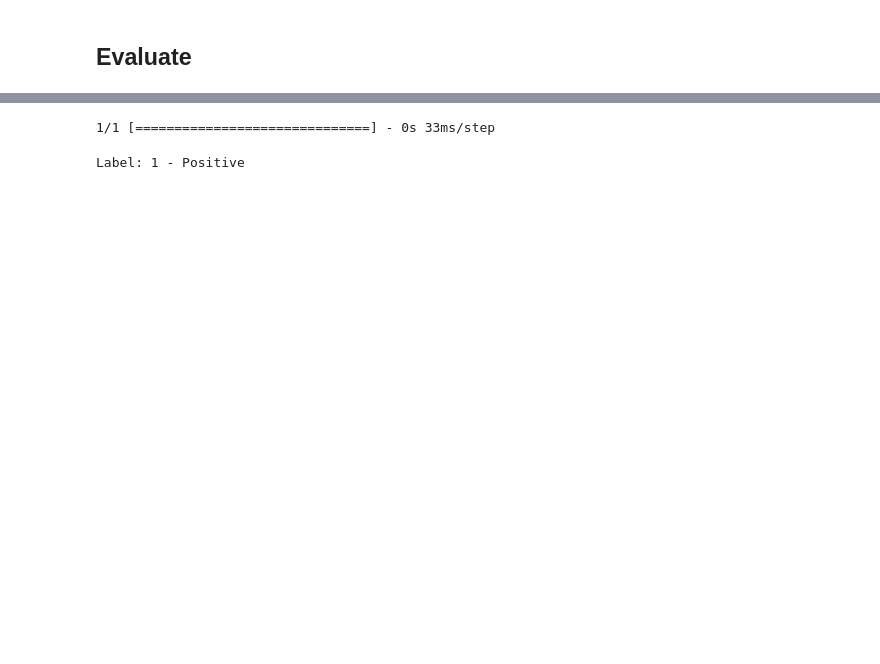
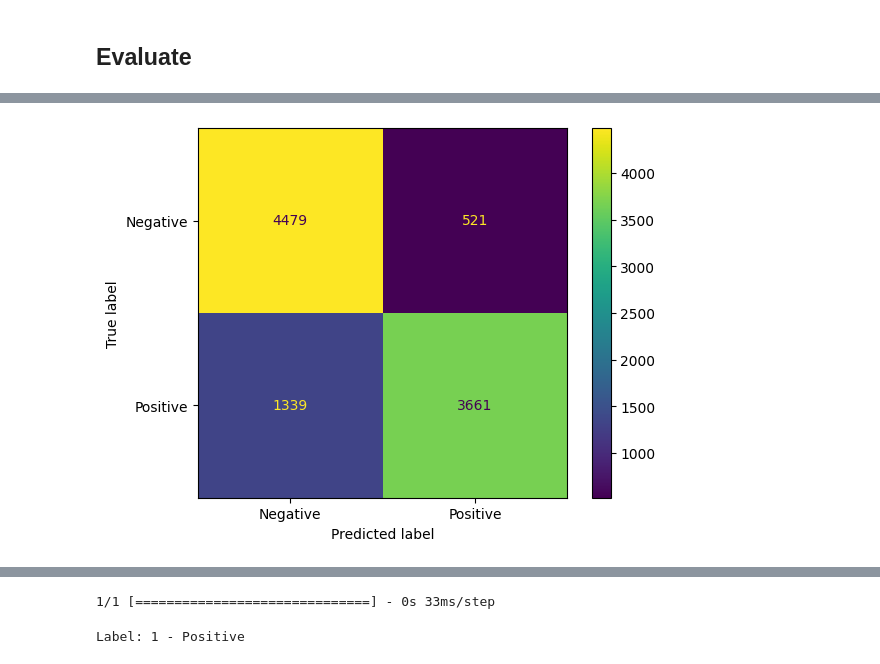
Before and after one commit to utomoreza/assessment-mini-project, a Jupyter notebook: notebook/usecase-text.ipynb, the cells around one changed output, grey strips where cells are left out. Saved outputs shown, nothing was run; the diff lists cells and outputs as text; code cells hidden in the pictures; blank space fills up the shorter version.

```diff
--- a/notebook/usecase-text.ipynb
+++ b/notebook/usecase-text.ipynb
@@ -274,6 +299,9 @@ y_train = train_data["label"]
 
 X_valid = tf.squeeze(valid_data["ids"], axis=[1])
 y_valid = valid_data["label"]
+
+X_test = tf.squeeze(test_data["ids"], axis=[1])
+y_test = test_data["label"]
 # %% [markdown]
 # Modelling LSTM Architecture
 # %% [markdown]
@@ -339,0 +403,3 @@ print('Test Accuracy:', test_acc)
+# %%
+_, report_df = prediction_reports(model_lstm, X_test, y_test)
+# %% [output]
@@ -339,0 +407 @@ print('Test Accuracy:', test_acc)
+[figure, added]
```
Also changed, not shown: parts of 39 cells of this notebook.
